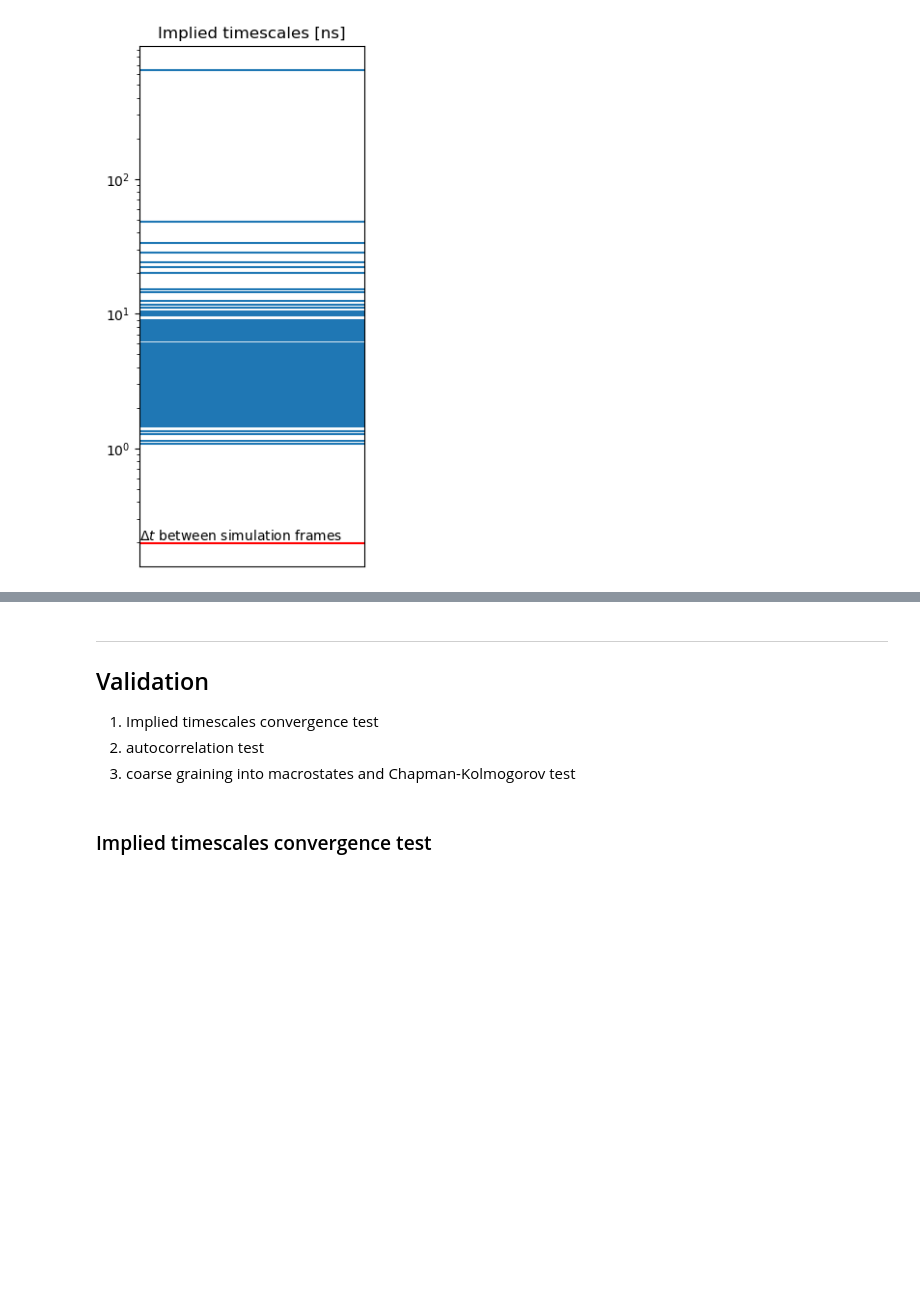
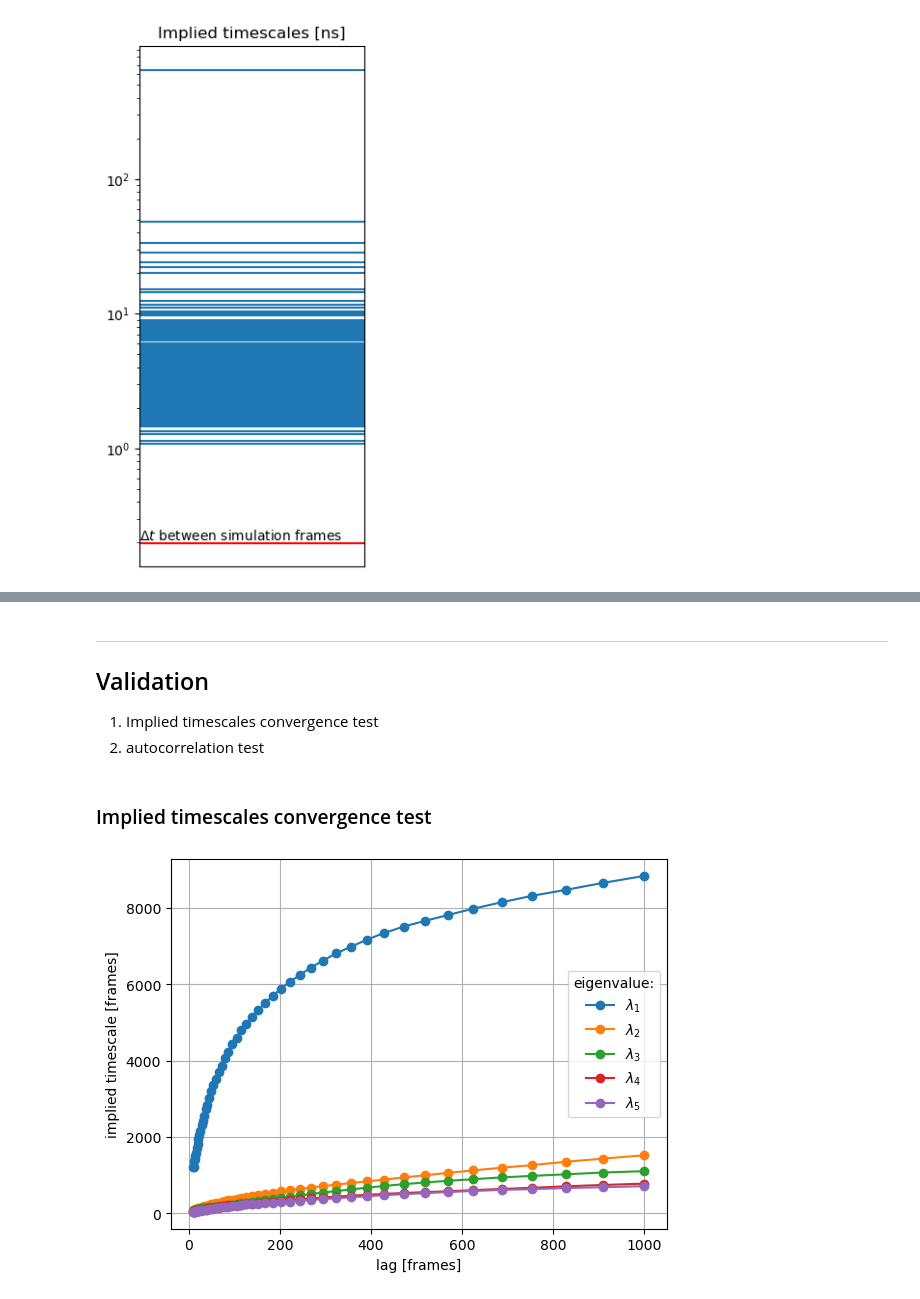
Before and after one commit to miriamzara/MSM, a Jupyter notebook: step_3_msm_construction.ipynb, the cells around one changed output, grey strips where cells are left out. Cells and saved outputs as stored; diff of their text form; code cells hidden in the pictures; blank space fills up the shorter version.

```diff
--- a/step_3_msm_construction.ipynb
+++ b/step_3_msm_construction.ipynb
@@ -210,6 +283,36 @@ Lag this model was estimated at:  50
 
 1. Implied timescales convergence test
 2. autocorrelation test
-3. coarse graining into macrostates and Chapman-Kolmogorov test
 # %% [markdown]
 ### Implied timescales convergence test
+# %%
+lag_frames_array = np.logspace(1, 3) # [frames] , base 10
+
+all_timescales = []
+for lag in lag_frames_array:
+    # compute count matrix
+    estimator_counts = TransitionCountEstimator(
+        lagtime=int(lag),
+        count_mode="sliding-effective"
+    )
+    counts = estimator_counts.fit(traj).fetch_model()
+    # estimate transition matrix
+    estimator_transition = MaximumLikelihoodMSM(
+        reversible=True,
+        stationary_distribution_constraint=None
+    )
+    msm_temporary = estimator_transition.fit(counts).fetch_model()
+    all_timescales.append(msm_temporary.timescales())
+all_timescales = np.array(all_timescales)
+# %%
+fig, ax = plt.subplots()
+
+for eig_idx in range(5):
+    ax.plot(lag_frames_array, all_timescales[:, eig_idx], marker = "o", label = rf"$\lambda_{eig_idx + 1}$")
+
+ax.set_xlabel("lag [frames]")
+ax.set_ylabel("implied timescale [frames]")
+ax.legend(title = "eigenvalue:")
+ax.grid()
+# %% [output]
+[figure, added]
```
Also changed, not shown: parts of 16 cells of this notebook, 15 other files.
